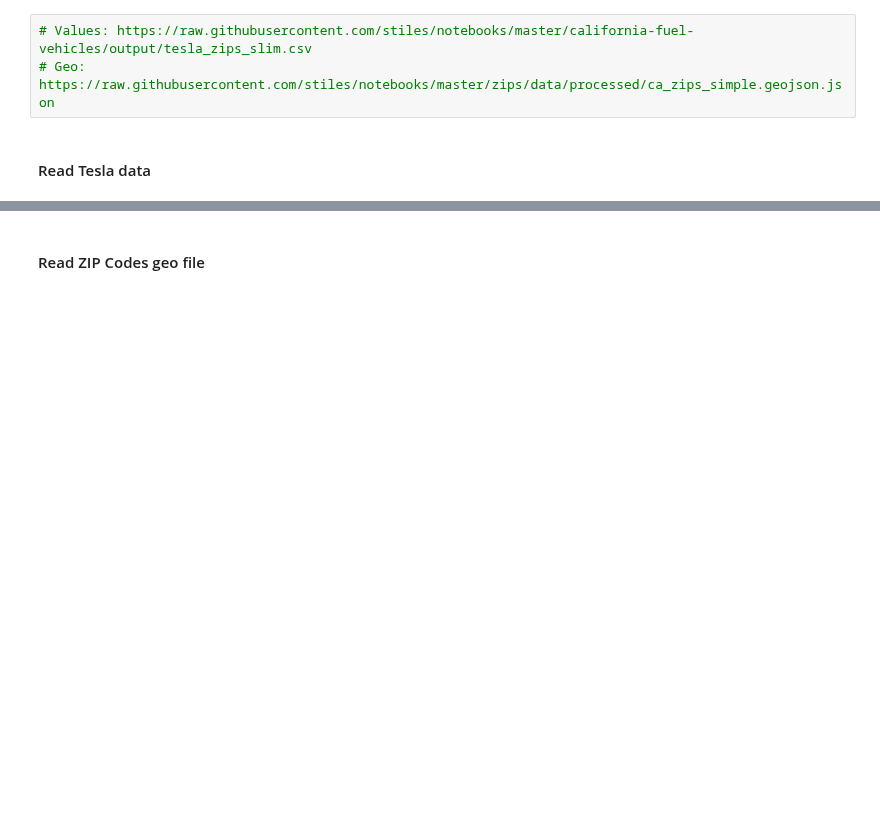
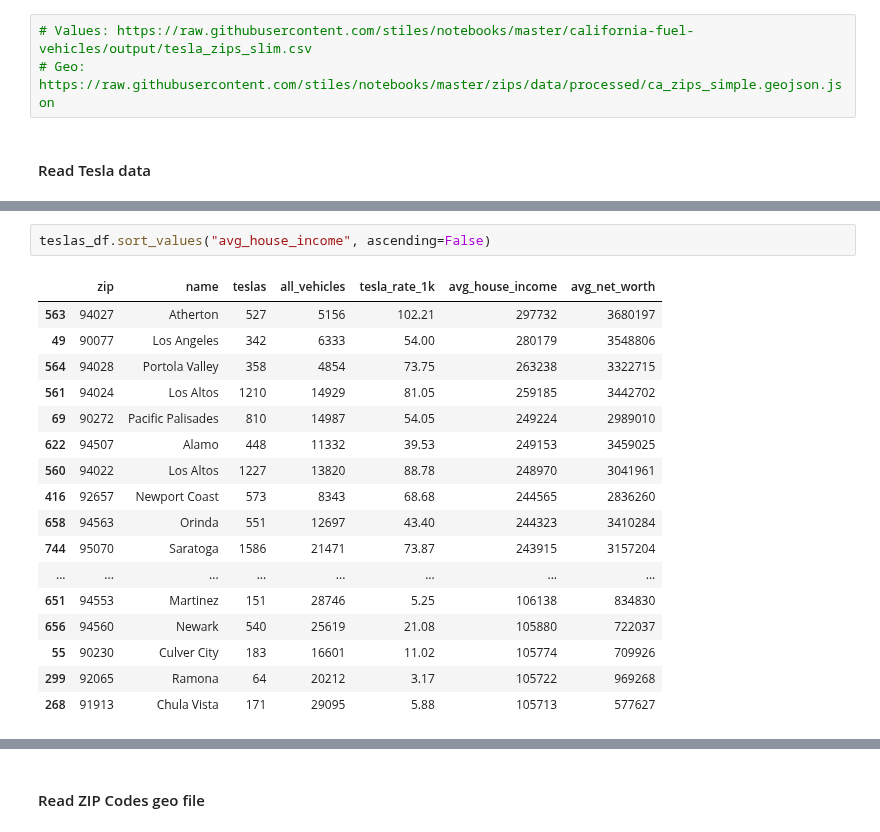
Before and after one commit to stiles/usc, a Jupyter notebook: students/zeranxu/15-mapping-exercise-DEMO.ipynb, the cells around one changed output, grey strips where cells are left out. Saved outputs shown, nothing was run; the diff lists cells and outputs as text; blank space fills up the shorter version.

```diff
--- a/students/zeranxu/15-mapping-exercise-DEMO.ipynb
+++ b/students/zeranxu/15-mapping-exercise-DEMO.ipynb
@@ -105,0 +41,20 @@ HTTPError: HTTP Error 404: Not Found
+# %%
+teslas_df.sort_values("avg_house_income", ascending=False)
+# %% [output]
+|  | zip | name | teslas | all_vehicles | tesla_rate_1k | avg_house_income | avg_net_worth |
+| 563 | 94027 | Atherton | 527 | 5156 | 102.21 | 297732 | 3680197 |
+| 49 | 90077 | Los Angeles | 342 | 6333 | 54.00 | 280179 | 3548806 |
+| 564 | 94028 | Portola Valley | 358 | 4854 | 73.75 | 263238 | 3322715 |
+| 561 | 94024 | Los Altos | 1210 | 14929 | 81.05 | 259185 | 3442702 |
+| 69 | 90272 | Pacific Palisades | 810 | 14987 | 54.05 | 249224 | 2989010 |
+| 622 | 94507 | Alamo | 448 | 11332 | 39.53 | 249153 | 3459025 |
+| 560 | 94022 | Los Altos | 1227 | 13820 | 88.78 | 248970 | 3041961 |
+| 416 | 92657 | Newport Coast | 573 | 8343 | 68.68 | 244565 | 2836260 |
+| 658 | 94563 | Orinda | 551 | 12697 | 43.40 | 244323 | 3410284 |
+| 744 | 95070 | Saratoga | 1586 | 21471 | 73.87 | 243915 | 3157204 |
+| ... | ... | ... | ... | ... | ... | ... | ... |
+| 651 | 94553 | Martinez | 151 | 28746 | 5.25 | 106138 | 834830 |
+| 656 | 94560 | Newark | 540 | 25619 | 21.08 | 105880 | 722037 |
+| 55 | 90230 | Culver City | 183 | 16601 | 11.02 | 105774 | 709926 |
+| 299 | 92065 | Ramona | 64 | 20212 | 3.17 | 105722 | 969268 |
+| 268 | 91913 | Chula Vista | 171 | 29095 | 5.88 | 105713 | 577627 |
```
Also changed, not shown: parts of 20 cells of this notebook, 9 other files.
